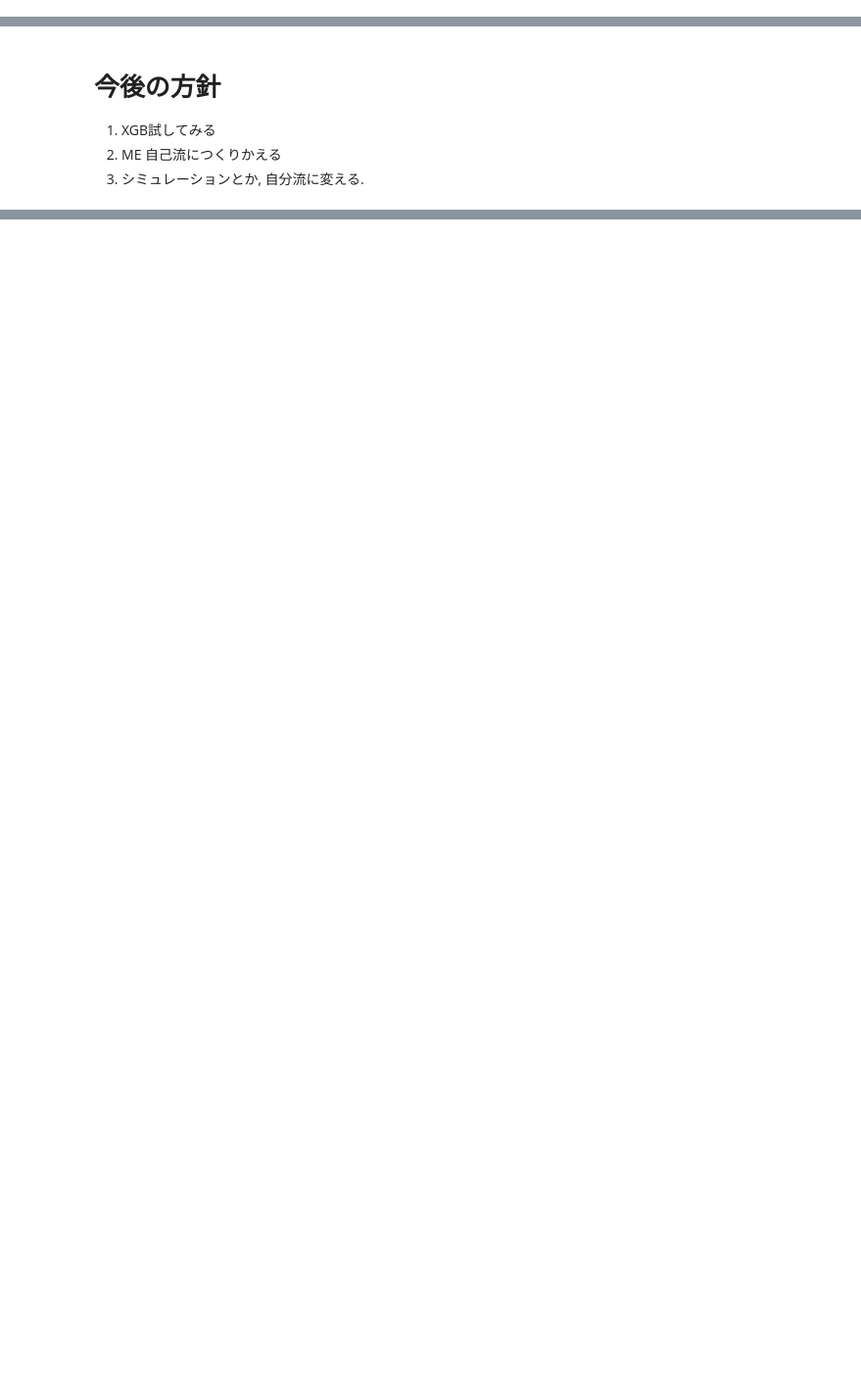
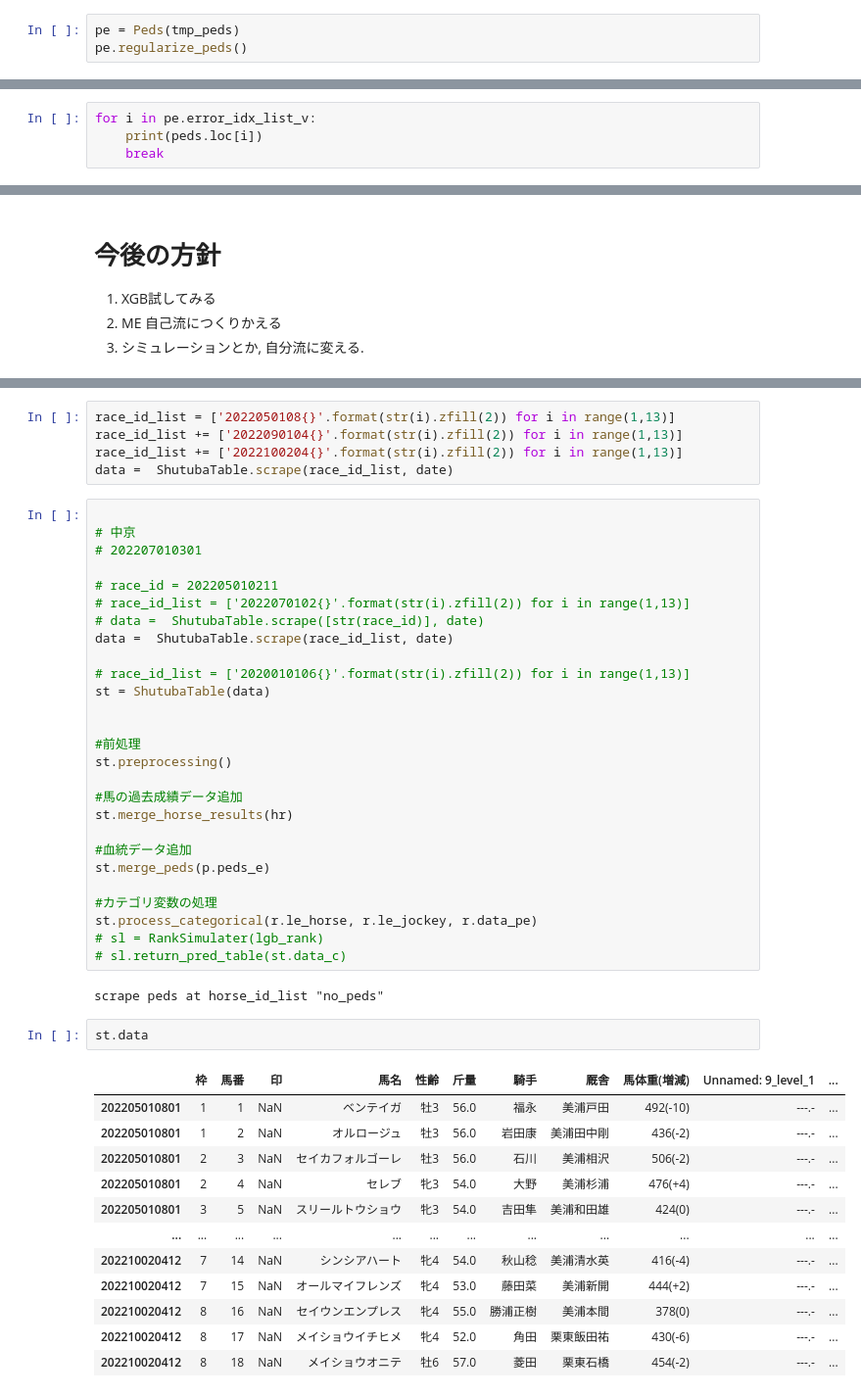
Before and after one commit to yodarjeering/horse, a Jupyter notebook: HorseBook.ipynb, the cells around one changed output, grey strips where cells are left out. Shown at 98% size. Drawn from its saved outputs; the diff is of its cells as text; blank space fills up the shorter version.

```diff
--- a/HorseBook.ipynb
+++ b/HorseBook.ipynb
@@ -1145,0 +1783,3 @@ class Peds:
+# %%
+pe = Peds(tmp_peds)
+pe.regularize_peds()
@@ -1145,0 +1796,4 @@ class Peds:
+# %%
+for i in pe.error_idx_list_v:
+    print(peds.loc[i])
+    break
@@ -1481,0 +2589,49 @@ device_lib.list_local_devices()
+# %%
+race_id_list = ['2022050108{}'.format(str(i).zfill(2)) for i in range(1,13)]
+race_id_list += ['2022090104{}'.format(str(i).zfill(2)) for i in range(1,13)]
+race_id_list += ['2022100204{}'.format(str(i).zfill(2)) for i in range(1,13)]
+data =  ShutubaTable.scrape(race_id_list, date)
+# %%
+
+# 中京
+# 202207010301
+
+# race_id = 202205010211
+# race_id_list = ['2022070102{}'.format(str(i).zfill(2)) for i in range(1,13)]
+# data =  ShutubaTable.scrape([str(race_id)], date)
+data =  ShutubaTable.scrape(race_id_list, date)
+
+# race_id_list = ['2020010106{}'.format(str(i).zfill(2)) for i in range(1,13)]
+st = ShutubaTable(data)
+
+
+#前処理
+st.preprocessing()
+
+#馬の過去成績データ追加
+st.merge_horse_results(hr)
+
+#血統データ追加
+st.merge_peds(p.peds_e)
+
+#カテゴリ変数の処理
+st.process_categorical(r.le_horse, r.le_jockey, r.data_pe)
+# sl = RankSimulater(lgb_rank)
+# sl.return_pred_table(st.data_c)
+# %% [output]
+scrape peds at horse_id_list "no_peds"
+# %%
+st.data
+# %% [output]
+|  | 枠 | 馬番 | 印 | 馬名 | 性齢 | 斤量 | 騎手 | 厩舎 | 馬体重(増減) | Unnamed: 9_level_1 | ... |
+| 202205010801 | 1 | 1 | NaN | ベンテイガ | 牡3 | 56.0 | 福永 | 美浦戸田 | 492(-10) | ---.- | ... |
+| 202205010801 | 1 | 2 | NaN | オルロージュ | 牡3 | 56.0 | 岩田康 | 美浦田中剛 | 436(-2) | ---.- | ... |
+| 202205010801 | 2 | 3 | NaN | セイカフォルゴーレ | 牡3 | 56.0 | 石川 | 美浦相沢 | 506(-2) | ---.- | ... |
+| 202205010801 | 2 | 4 | NaN | セレブ | 牝3 | 54.0 | 大野 | 美浦杉浦 | 476(+4) | ---.- | ... |
+| 202205010801 | 3 | 5 | NaN | スリールトウショウ | 牝3 | 54.0 | 吉田隼 | 美浦和田雄 | 424(0) | ---.- | ... |
+| ... | ... | ... | ... | ... | ... | ... | ... | ... | ... | ... | ... |
+| 202210020412 | 7 | 14 | NaN | シンシアハート | 牝4 | 54.0 | 秋山稔 | 美浦清水英 | 416(-4) | ---.- | ... |
+| 202210020412 | 7 | 15 | NaN | オールマイフレンズ | 牝4 | 53.0 | 藤田菜 | 美浦新開 | 444(+2) | ---.- | ... |
+| 202210020412 | 8 | 16 | NaN | セイウンエンプレス | 牝4 | 55.0 | 勝浦正樹 | 美浦本間 | 378(0) | ---.- | ... |
+| 202210020412 | 8 | 17 | NaN | メイショウイチヒメ | 牝4 | 52.0 | 角田 | 栗東飯田祐 | 430(-6) | ---.- | ... |
+| 202210020412 | 8 | 18 | NaN | メイショウオニテ | 牡6 | 57.0 | 菱田 | 栗東石橋 | 454(-2) | ---.- | ... |
```
Also changed, not shown: parts of 178 cells of this notebook, 8 other files.
